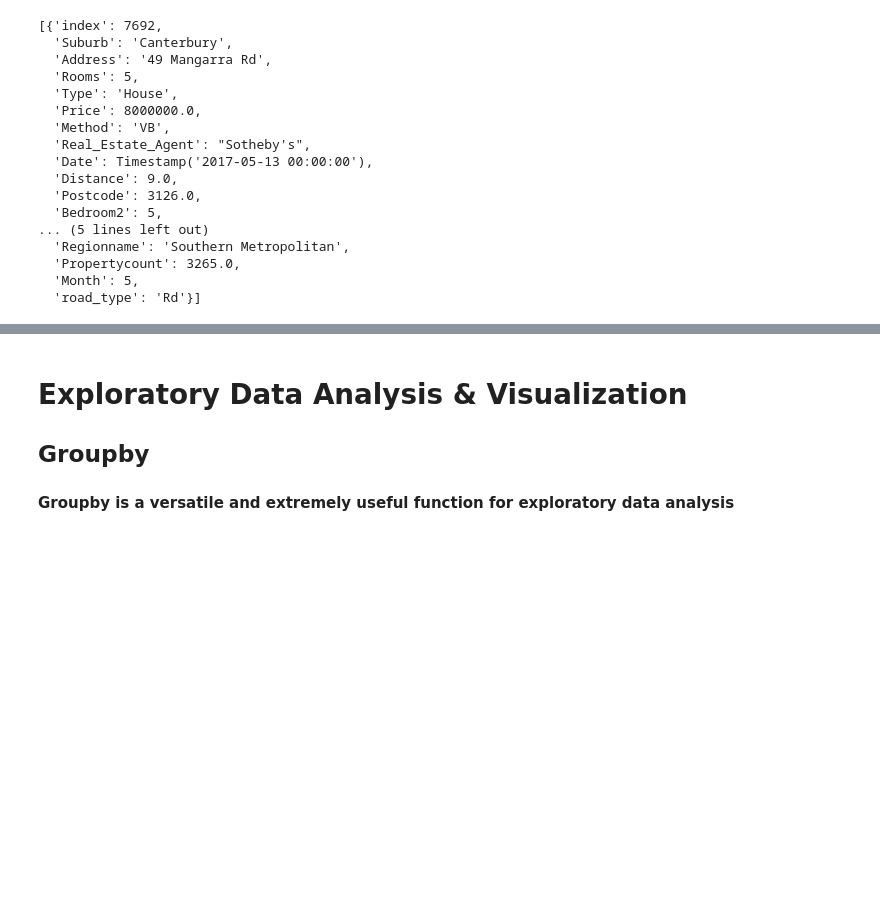
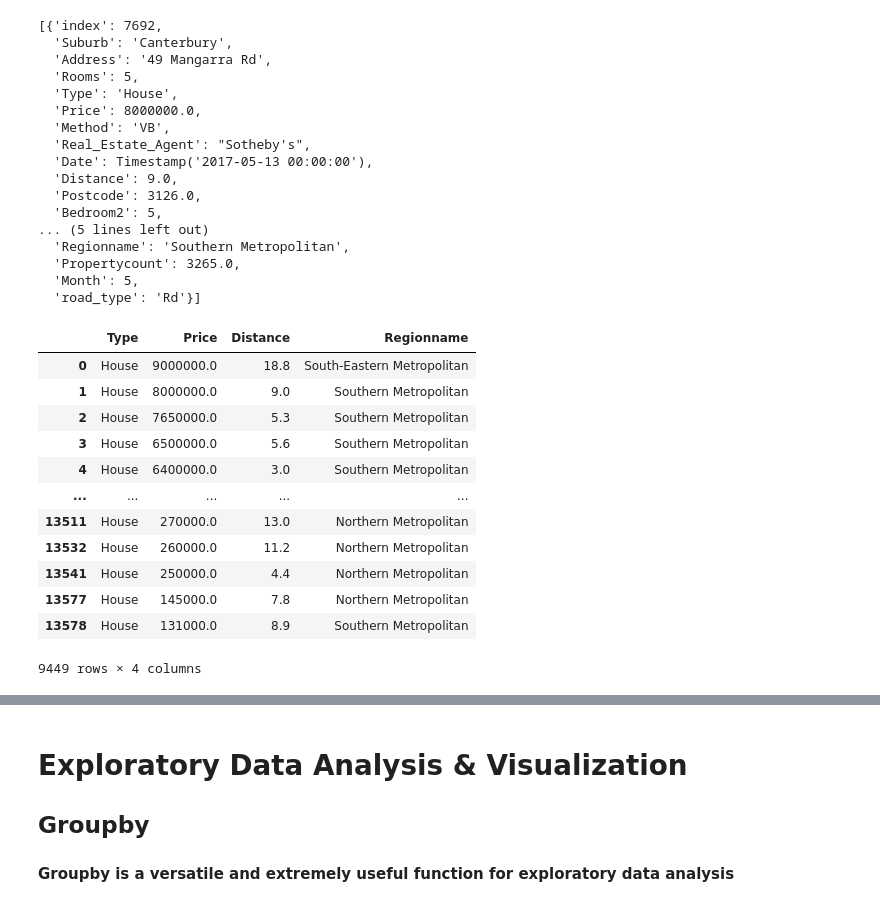
Before and after one commit to maftouni/Pandas_Jump_Start, a Jupyter notebook: data-exploration-in-pandas-jump-start.ipynb, the cells around one changed output, grey strips where cells are left out. Drawn from its saved outputs; the diff is of its cells as text; code cells hidden in the pictures; blank space fills up the shorter version.

```diff
--- a/data-exploration-in-pandas-jump-start.ipynb
+++ b/data-exploration-in-pandas-jump-start.ipynb
@@ -396,3 +417,19 @@ df.iloc[[1]].to_dict('records')
   'Propertycount': 3265.0,
   'Month': 5,
   'road_type': 'Rd'}]
+# %%
+df.loc[df['Type'] == 'House',['Type','Price','Distance','Regionname']]
+# %% [output]
+|  | Type | Price | Distance | Regionname |
+| 0 | House | 9000000.0 | 18.8 | South-Eastern Metropolitan |
+| 1 | House | 8000000.0 | 9.0 | Southern Metropolitan |
+| 2 | House | 7650000.0 | 5.3 | Southern Metropolitan |
+| 3 | House | 6500000.0 | 5.6 | Southern Metropolitan |
+| 4 | House | 6400000.0 | 3.0 | Southern Metropolitan |
+| ... | ... | ... | ... | ... |
+| 13511 | House | 270000.0 | 13.0 | Northern Metropolitan |
+| 13532 | House | 260000.0 | 11.2 | Northern Metropolitan |
+| 13541 | House | 250000.0 | 4.4 | Northern Metropolitan |
+| 13577 | House | 145000.0 | 7.8 | Northern Metropolitan |
+| 13578 | House | 131000.0 | 8.9 | Southern Metropolitan |
+9449 rows × 4 columns
```
Also changed, not shown: parts of 6 cells of this notebook.
